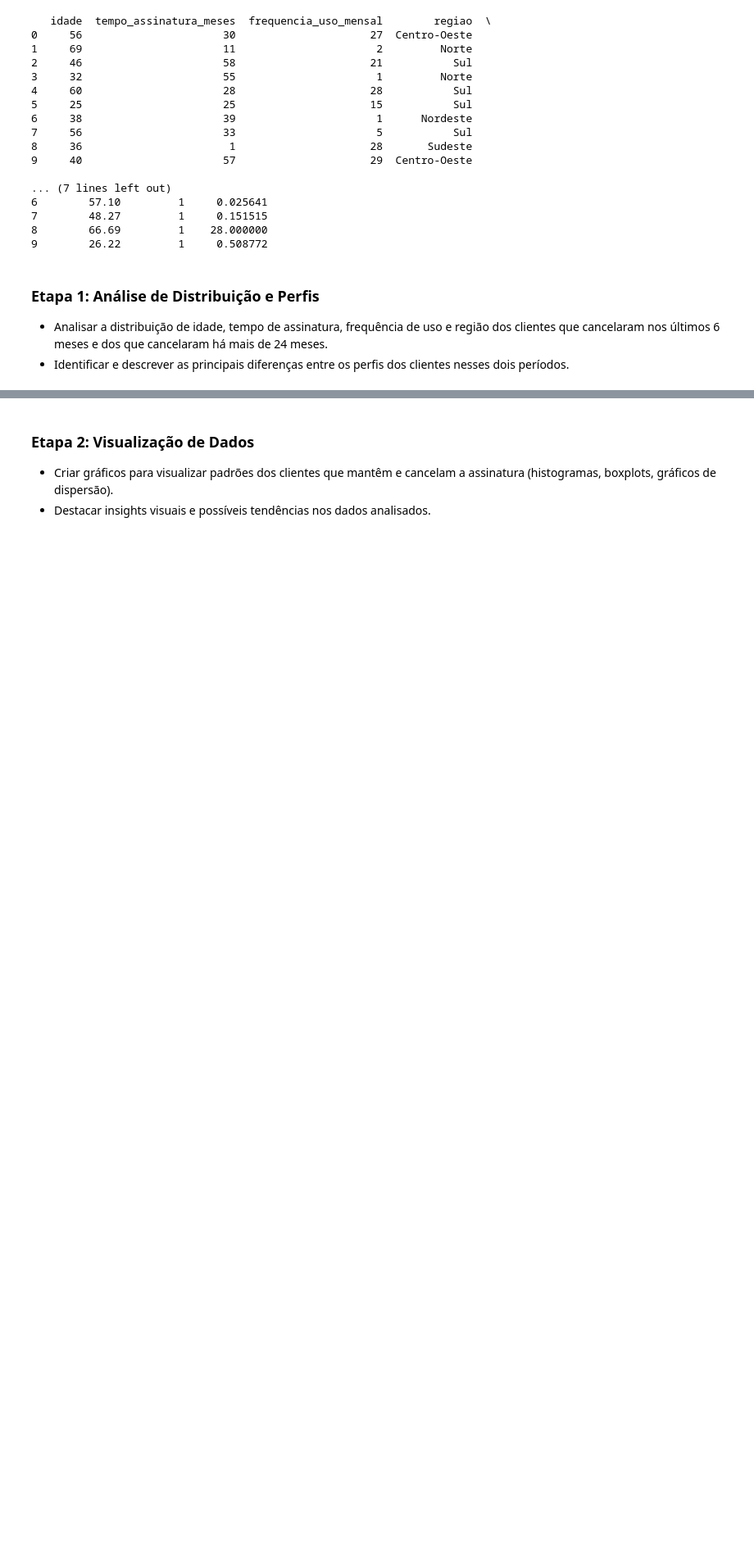
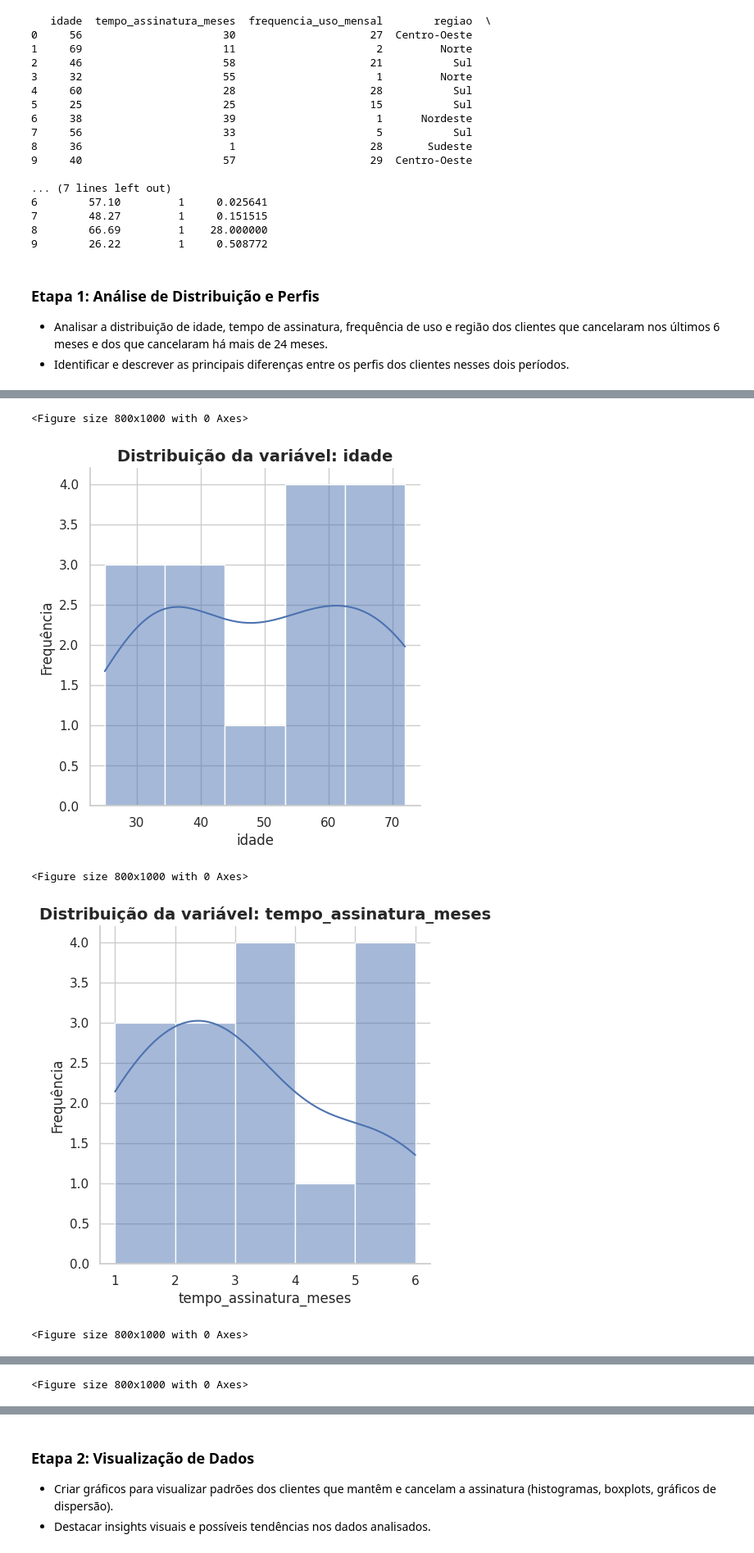
Before and after one commit to devLarissaRodrigues/WoMakersCode-DataAnalytics-DesafiosEmSquad, a Jupyter notebook: Desafio3_completo_em_squad_ipynb.ipynb, the cells around one changed output, grey strips where cells are left out. Shown at 82% size. Cells and saved outputs as stored; diff of their text form; code cells hidden in the pictures; blank space fills up the shorter version.

Commit message:
Histogramas de distribuição dos clientes que cancelaram antes de 6 meses e depois de 24 meses

```diff
--- a/Desafio3_completo_em_squad_ipynb.ipynb
+++ b/Desafio3_completo_em_squad_ipynb.ipynb
@@ -109,0 +127,6 @@ print(df.head(10))
+# %%
+#fazer uma copia da base de dados com clientes que cancelaram nos ultimos 6 meses, e deixando só as columnas que precisamos analisar
+df_menor_6 = df[(df['tempo_assinatura_meses'] <= 6) & (df['cancelou'] == 1)].drop(columns=['mensalidade', 'cancelou','engajamento'])
+
+df_menor_6.head(5)
+df_menor_6.describe()
@@ -109,0 +143,21 @@ print(df.head(10))
+# %%
+#criar histograma para cada columna para ver a distribuição
+# create distplots
+for column in df_menor_6.columns:
+    plt.figure()
+    sns.displot(data = df_menor_6 , x = column, kde= True)
+
+
+# Melhorando os detalhes visuais
+    plt.title(f"Distribuição da variável: {column}", fontsize=14, fontweight='bold')
+    plt.xlabel(column, fontsize=12)
+    plt.ylabel("Frequência", fontsize=12)
+
+    # Mostra o gráfico
+    plt.show()
+# %% [output]
+<Figure size 800x1000 with 0 Axes>
+[figure, added]
+<Figure size 800x1000 with 0 Axes>
+[figure, added]
+<Figure size 800x1000 with 0 Axes>
@@ -109,0 +165 @@ print(df.head(10))
+<Figure size 800x1000 with 0 Axes>
```
Also changed, not shown: parts of 9 cells of this notebook.
